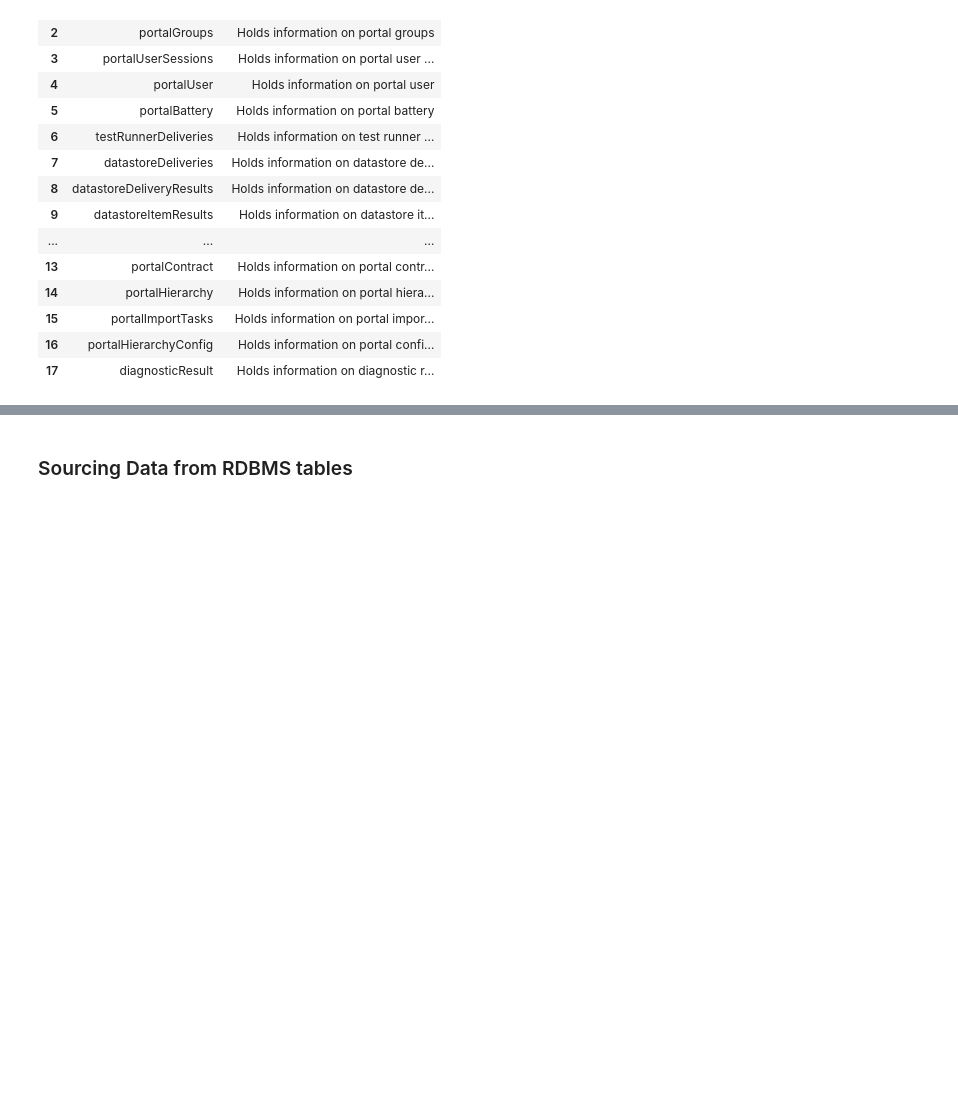
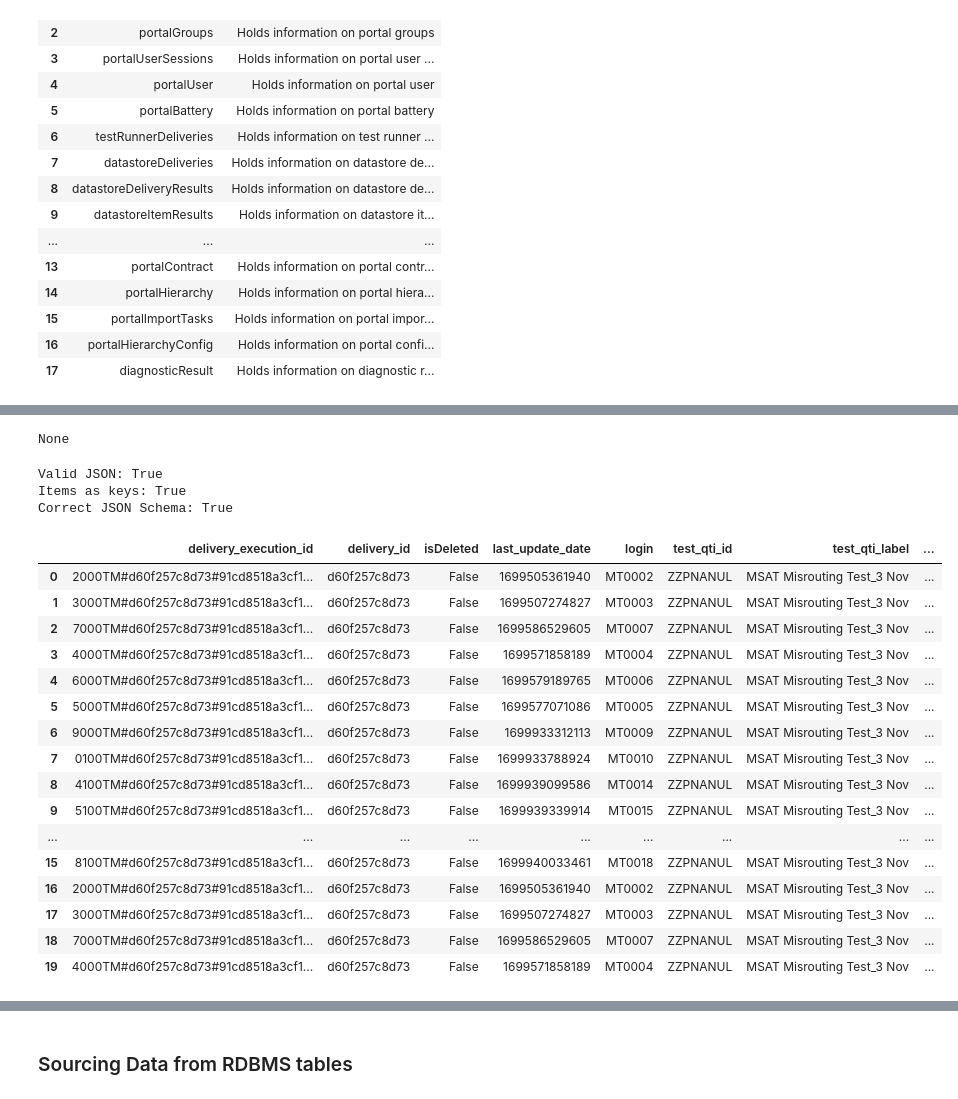
Before and after one commit to leonhead-acer/pisa2025-api-etl, a Jupyter notebook: Getting_started_with_Data_Extraction.ipynb, the cells around one changed output, grey strips where cells are left out. Saved outputs shown, nothing was run; the diff lists cells and outputs as text; code cells hidden in the pictures; blank space fills up the shorter version.

Commit message:
Updated API test code

```diff
--- a/Getting_started_with_Data_Extraction.ipynb
+++ b/Getting_started_with_Data_Extraction.ipynb
@@ -163,7 +152,7 @@ df_entity_list
 # %%
 def json_schema_get(entity,token):
     api_entity_get = "https://dynamic-query-api-pisa-qa.staging.gcp-eu.taocloud.org/api/v1/entity/%s" % entity
-    df_entity_schema = req_get(url=api_entity_get,token=token)
+    df_entity_schema = req_func(req_type = "get",url=api_entity_get,token=token)
     return df_entity_schema
 # %%
 import pandas as pd
@@ -172,7 +161,8 @@ entities = df_entity_list['name']
 
 with pd.ExcelWriter('entity_specx.xlsx') as writer:
     for ent in entities:
-        df = json_schema_get(entity=ent,token=token)
+        resp = json_schema_get(entity=ent,token=token)
+        df = pd.json_normalize(resp.json())
         df.to_excel(writer,sheet_name = ent, index = False)
         worksheet = writer.sheets[ent]  # pull worksheet object
         for idx, col in enumerate(df):  # loop through all columns
@@ -304,0 +413,4 @@ params = (('page',1),('results',10),('deliveryId',deliveryId))
+# %%
+del_keys = list(del_df)
+raw_data = get_dat(api_json_extract(del_df[del_keys[0]], entity = del_keys[0], options = None))
+raw_data.head(5)
@@ -304,0 +466,7 @@ params = (('page',1),('results',10),('deliveryId',deliveryId))
+# %%
+result_list = []
+for k, v in raw_data.raw_data.items():
+  qti_label = list(pd.json_normalize(raw_data.raw_data[0],max_level=0).transpose().apply(
+    lambda df: df[0]['qtiLabel']
+  ))
+  result_list.append(qti_label)
@@ -304,0 +624,13 @@ params = (('page',1),('results',10),('deliveryId',deliveryId))
+# %%
+outcome = schema.validate(list(raw_data.raw_data[0].values())[0])
+print(outcome)
+# %% [output]
+None
+# %%
+print("Valid JSON: " + str(all(raw_data.valid_json)))
+print("Items as keys: " + str(all(raw_data.item_keys)))
+print("Correct JSON Schema: " + str(all(raw_data.item_json_schema)))
+# %% [output]
+Valid JSON: True
+Items as keys: True
+Correct JSON Schema: True
@@ -304,0 +665,47 @@ params = (('page',1),('results',10),('deliveryId',deliveryId))
+# %%
+json_dat = pd.json_normalize(raw_data.vars.tolist())
+
+id_cols2 = set(raw_data.columns) - set(['vars'])
+extra_cols = ['items','vars','values']
+final_cols = meta_cols
+final_cols.extend(extra_cols)
+
+dat_long = (
+  raw_data
+  .join(
+    json_dat
+  )
+  .drop(
+    ['vars'],
+    axis = 1
+  )
+  .melt(
+    var_name = "vars",
+    value_name= "values",
+    id_vars = id_cols2,
+    value_vars = json_dat.columns
+  )
+  .reindex(
+    columns=final_cols
+  )
+)
+
+dat_long.head(20)
+# %% [output]
+|  | delivery_execution_id | delivery_id | isDeleted | last_update_date | login | test_qti_id | test_qti_label | ... |
+| 0 | 2000TM#d60f257c8d73#91cd8518a3cf1... | d60f257c8d73 | False | 1699505361940 | MT0002 | ZZPNANUL | MSAT Misrouting Test_3 Nov | ... |
+| 1 | 3000TM#d60f257c8d73#91cd8518a3cf1... | d60f257c8d73 | False | 1699507274827 | MT0003 | ZZPNANUL | MSAT Misrouting Test_3 Nov | ... |
+| 2 | 7000TM#d60f257c8d73#91cd8518a3cf1... | d60f257c8d73 | False | 1699586529605 | MT0007 | ZZPNANUL | MSAT Misrouting Test_3 Nov | ... |
+| 3 | 4000TM#d60f257c8d73#91cd8518a3cf1... | d60f257c8d73 | False | 1699571858189 | MT0004 | ZZPNANUL | MSAT Misrouting Test_3 Nov | ... |
+| 4 | 6000TM#d60f257c8d73#91cd8518a3cf1... | d60f257c8d73 | False | 1699579189765 | MT0006 | ZZPNANUL | MSAT Misrouting Test_3 Nov | ... |
+| 5 | 5000TM#d60f257c8d73#91cd8518a3cf1... | d60f257c8d73 | False | 1699577071086 | MT0005 | ZZPNANUL | MSAT Misrouting Test_3 Nov | ... |
+| 6 | 9000TM#d60f257c8d73#91cd8518a3cf1... | d60f257c8d73 | False | 1699933312113 | MT0009 | ZZPNANUL | MSAT Misrouting Test_3 Nov | ... |
+| 7 | 0100TM#d60f257c8d73#91cd8518a3cf1... | d60f257c8d73 | False | 1699933788924 | MT0010 | ZZPNANUL | MSAT Misrouting Test_3 Nov | ... |
+| 8 | 4100TM#d60f257c8d73#91cd8518a3cf1... | d60f257c8d73 | False | 1699939099586 | MT0014 | ZZPNANUL | MSAT Misrouting Test_3 Nov | ... |
+| 9 | 5100TM#d60f257c8d73#91cd8518a3cf1... | d60f257c8d73 | False | 1699939339914 | MT0015 | ZZPNANUL | MSAT Misrouting Test_3 Nov | ... |
+| ... | ... | ... | ... | ... | ... | ... | ... | ... |
+| 15 | 8100TM#d60f257c8d73#91cd8518a3cf1... | d60f257c8d73 | False | 1699940033461 | MT0018 | ZZPNANUL | MSAT Misrouting Test_3 Nov | ... |
+| 16 | 2000TM#d60f257c8d73#91cd8518a3cf1... | d60f257c8d73 | False | 1699505361940 | MT0002 | ZZPNANUL | MSAT Misrouting Test_3 Nov | ... |
+| 17 | 3000TM#d60f257c8d73#91cd8518a3cf1... | d60f257c8d73 | False | 1699507274827 | MT0003 | ZZPNANUL | MSAT Misrouting Test_3 Nov | ... |
+| 18 | 7000TM#d60f257c8d73#91cd8518a3cf1... | d60f257c8d73 | False | 1699586529605 | MT0007 | ZZPNANUL | MSAT Misrouting Test_3 Nov | ... |
+| 19 | 4000TM#d60f257c8d73#91cd8518a3cf1... | d60f257c8d73 | False | 1699571858189 | MT0004 | ZZPNANUL | MSAT Misrouting Test_3 Nov | ... |
```
Also changed, not shown: parts of 30 cells of this notebook.
